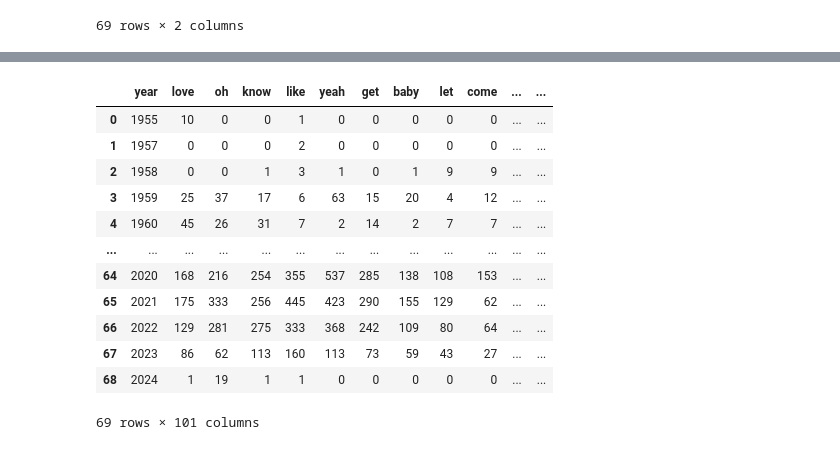
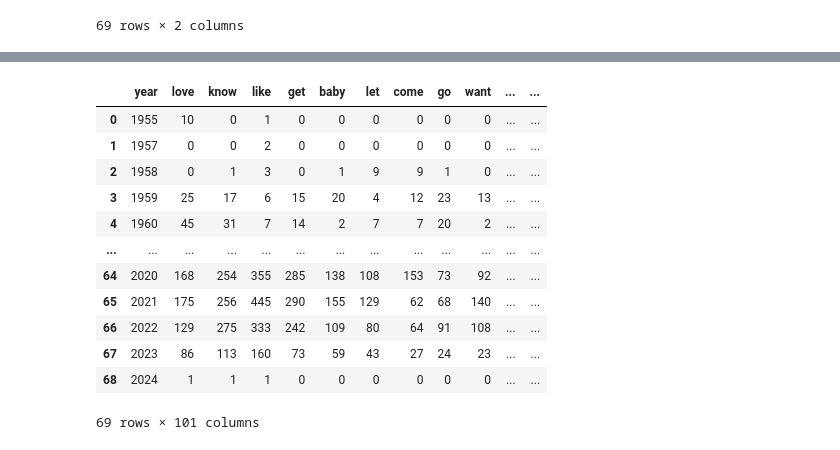
Before and after one commit to gkao25/dsc106-project3, a Jupyter notebook: data/data.ipynb, the cells around one changed output, grey strips where cells are left out. Cells and saved outputs as stored; diff of their text form; code cells hidden in the pictures.

```diff
--- a/data/data.ipynb
+++ b/data/data.ipynb
@@ -73 +119,18 @@ Index(['year', 'love', 'oh', 'know', 'like', 'yeah', 'get', 'baby', 'let',
+# %%
+processed_df = df[df_filter]
+processed_df
+# %% [output]
+|  | year | love | know | like | get | baby | let | come | go | want | ... | ... |
+| 0 | 1955 | 10 | 0 | 1 | 0 | 0 | 0 | 0 | 0 | 0 | ... | ... |
+| 1 | 1957 | 0 | 0 | 2 | 0 | 0 | 0 | 0 | 0 | 0 | ... | ... |
+| 2 | 1958 | 0 | 1 | 3 | 0 | 1 | 9 | 9 | 1 | 0 | ... | ... |
+| 3 | 1959 | 25 | 17 | 6 | 15 | 20 | 4 | 12 | 23 | 13 | ... | ... |
+| 4 | 1960 | 45 | 31 | 7 | 14 | 2 | 7 | 7 | 20 | 2 | ... | ... |
+| ... | ... | ... | ... | ... | ... | ... | ... | ... | ... | ... | ... | ... |
+| 64 | 2020 | 168 | 254 | 355 | 285 | 138 | 108 | 153 | 73 | 92 | ... | ... |
+| 65 | 2021 | 175 | 256 | 445 | 290 | 155 | 129 | 62 | 68 | 140 | ... | ... |
+| 66 | 2022 | 129 | 275 | 333 | 242 | 109 | 80 | 64 | 91 | 108 | ... | ... |
+| 67 | 2023 | 86 | 113 | 160 | 73 | 59 | 43 | 27 | 24 | 23 | ... | ... |
+| 68 | 2024 | 1 | 1 | 1 | 0 | 0 | 0 | 0 | 0 | 0 | ... | ... |
+69 rows × 101 columns
 # %%
@@ -75,17 +137,0 @@ df.to_csv('processed_data.csv')
-# %%
-processed_df = pd.read_csv("processed_data.csv")
-processed_df
-# %% [output]
-|  | year | love | oh | know | like | yeah | get | baby | let | come | ... | ... |
-| 0 | 1955 | 10 | 0 | 0 | 1 | 0 | 0 | 0 | 0 | 0 | ... | ... |
-| 1 | 1957 | 0 | 0 | 0 | 2 | 0 | 0 | 0 | 0 | 0 | ... | ... |
-| 2 | 1958 | 0 | 0 | 1 | 3 | 1 | 0 | 1 | 9 | 9 | ... | ... |
-| 3 | 1959 | 25 | 37 | 17 | 6 | 63 | 15 | 20 | 4 | 12 | ... | ... |
-| 4 | 1960 | 45 | 26 | 31 | 7 | 2 | 14 | 2 | 7 | 7 | ... | ... |
-| ... | ... | ... | ... | ... | ... | ... | ... | ... | ... | ... | ... | ... |
-| 64 | 2020 | 168 | 216 | 254 | 355 | 537 | 285 | 138 | 108 | 153 | ... | ... |
-| 65 | 2021 | 175 | 333 | 256 | 445 | 423 | 290 | 155 | 129 | 62 | ... | ... |
-| 66 | 2022 | 129 | 281 | 275 | 333 | 368 | 242 | 109 | 80 | 64 | ... | ... |
-| 67 | 2023 | 86 | 62 | 113 | 160 | 113 | 73 | 59 | 43 | 27 | ... | ... |
-| 68 | 2024 | 1 | 19 | 1 | 1 | 0 | 0 | 0 | 0 | 0 | ... | ... |
-69 rows × 101 columns
```
Also changed, not shown: parts of 16 cells of this notebook, 4 other files.
